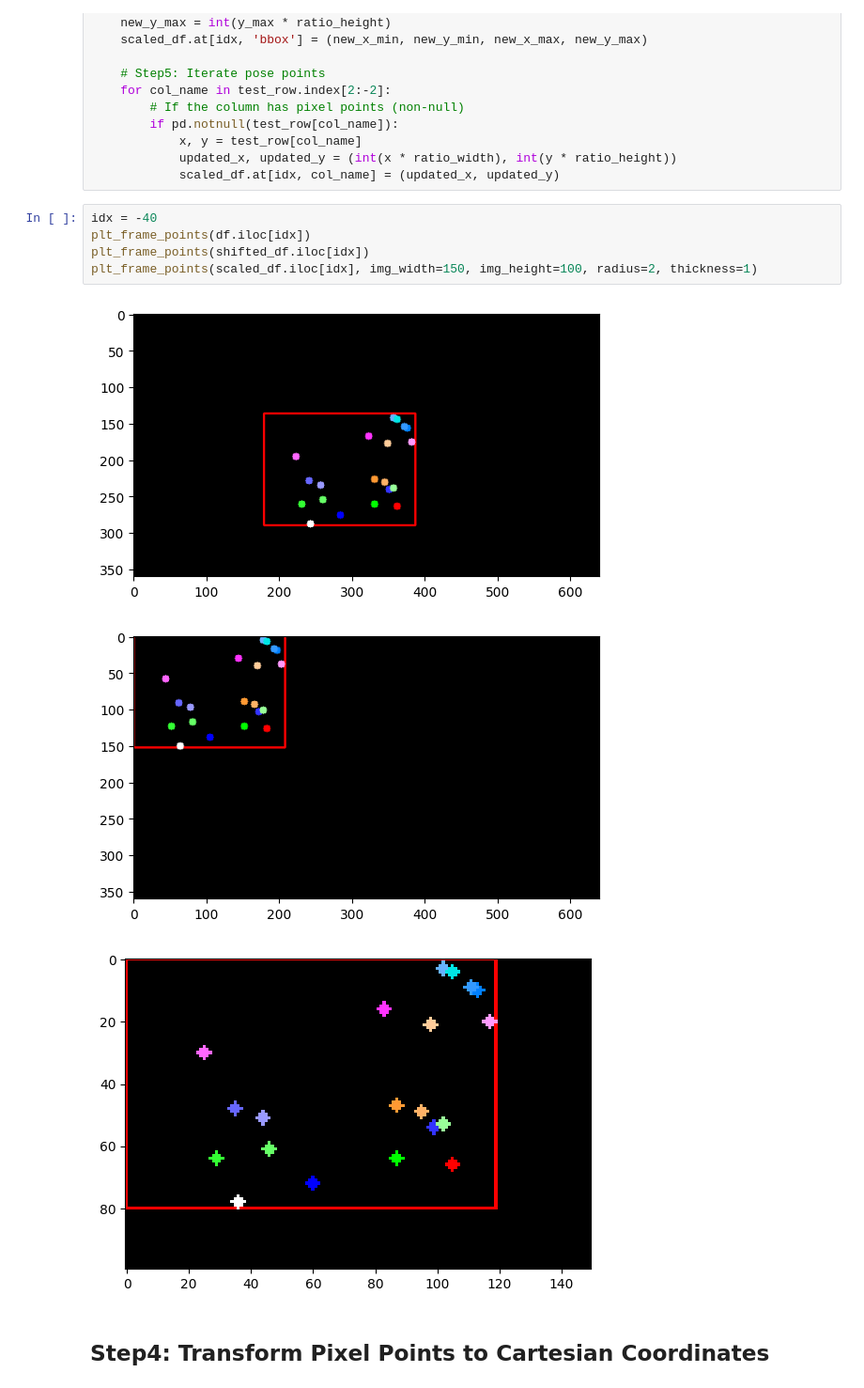
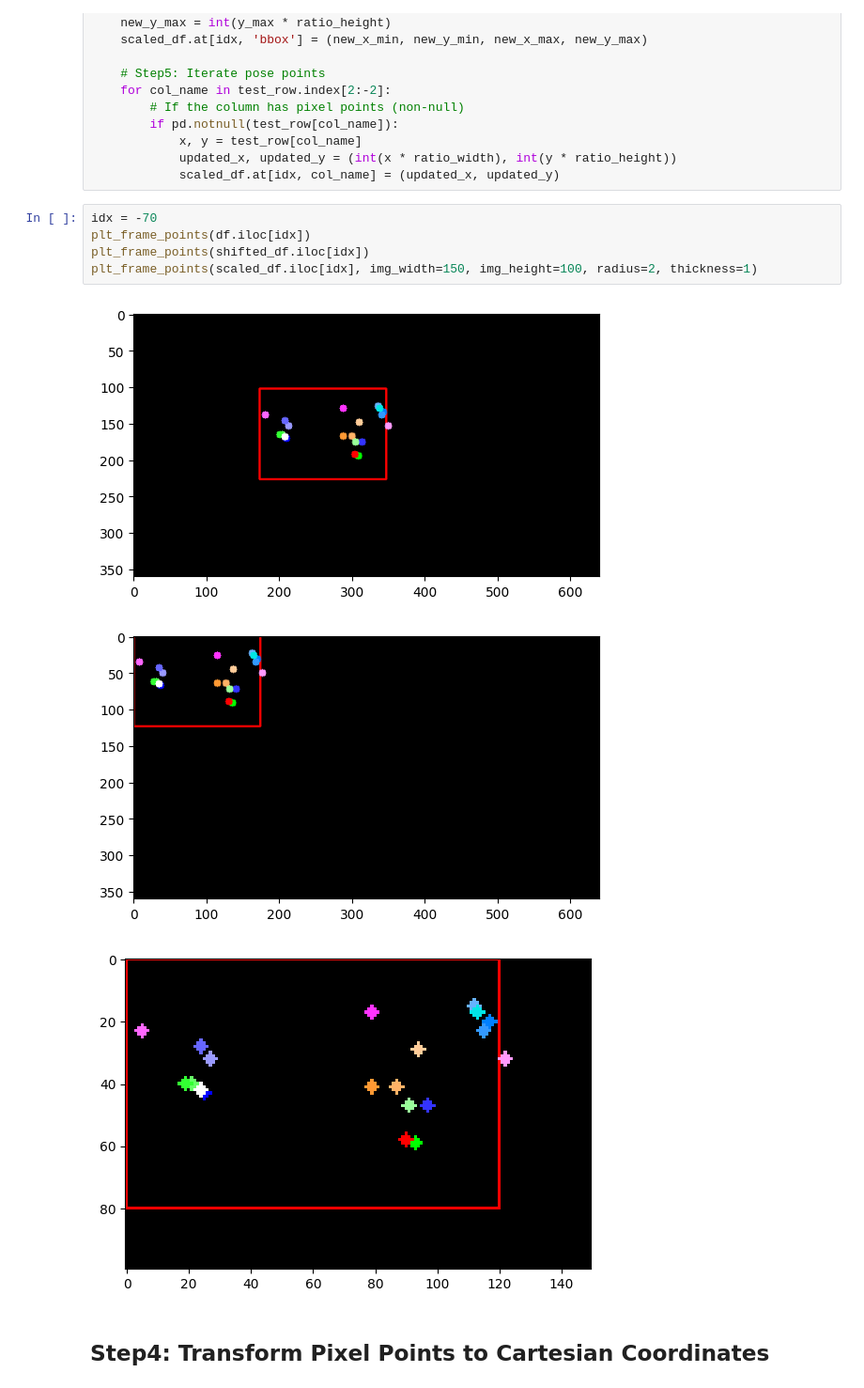
Before and after one commit to syedfaiqueali/Kaggle-Notebooks, a Jupyter notebook: horse-ride-time-series-analysis.ipynb, the cells around one changed output. Shown at 94% size. Cells and saved outputs as stored; diff of their text form.

```diff
--- a/horse-ride-time-series-analysis.ipynb
+++ b/horse-ride-time-series-analysis.ipynb
@@ -268,14 +321,14 @@ for idx, test_row in scaled_df.iterrows():
             updated_x, updated_y = (int(x * ratio_width), int(y * ratio_height))
             scaled_df.at[idx, col_name] = (updated_x, updated_y)
 # %%
-idx = -40
+idx = -70
 plt_frame_points(df.iloc[idx])
 plt_frame_points(shifted_df.iloc[idx])
 plt_frame_points(scaled_df.iloc[idx], img_width=150, img_height=100, radius=2, thickness=1)
 # %% [output]
-[figure, old version]
+[figure, new version]
-[figure, old version]
+[figure, new version]
-[figure, old version]
+[figure, new version]
 # %% [markdown]
 ## Step4: Transform Pixel Points to Cartesian Coordinates
 # %%
```
Also changed, not shown: parts of 8 cells of this notebook.
